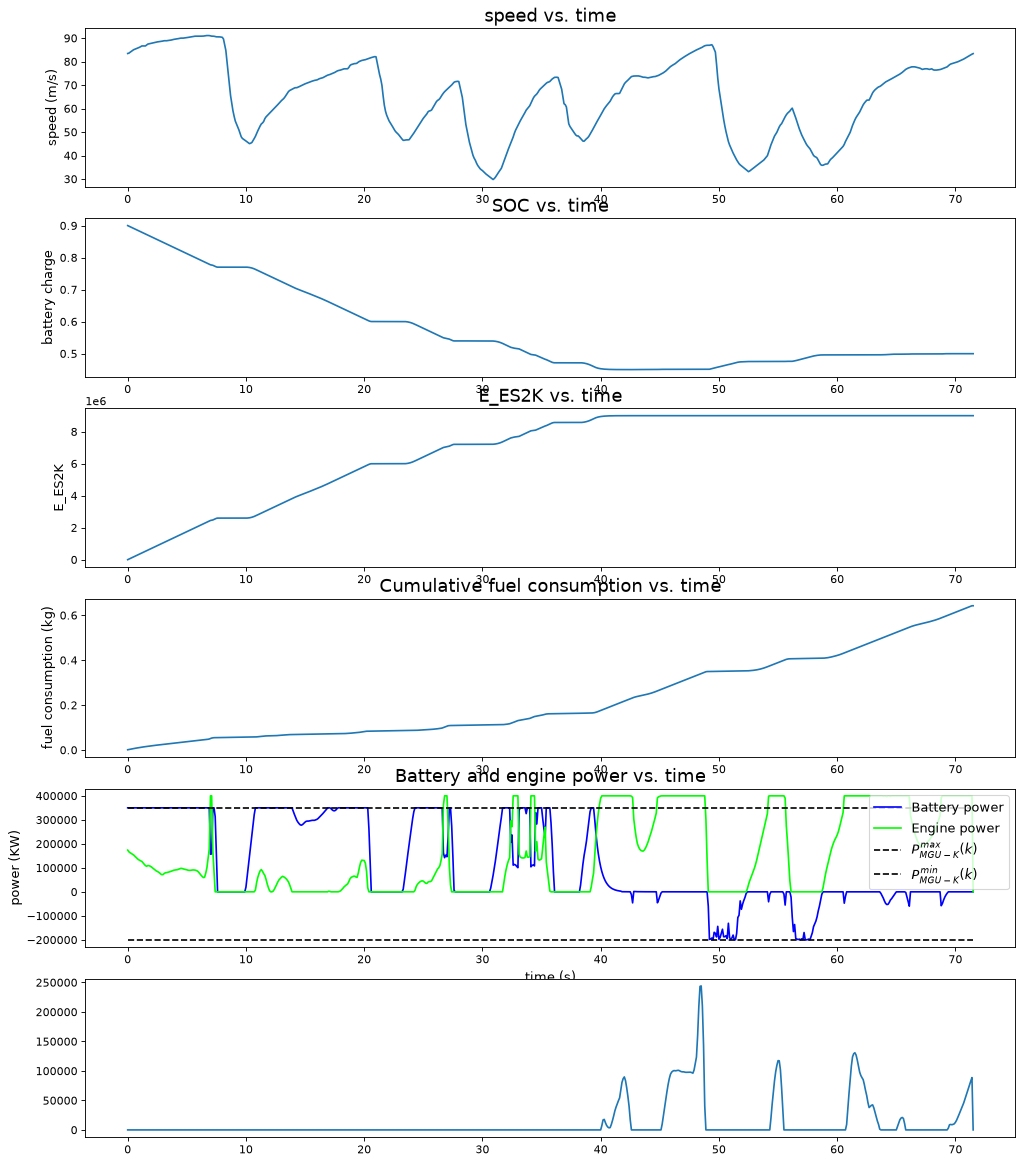
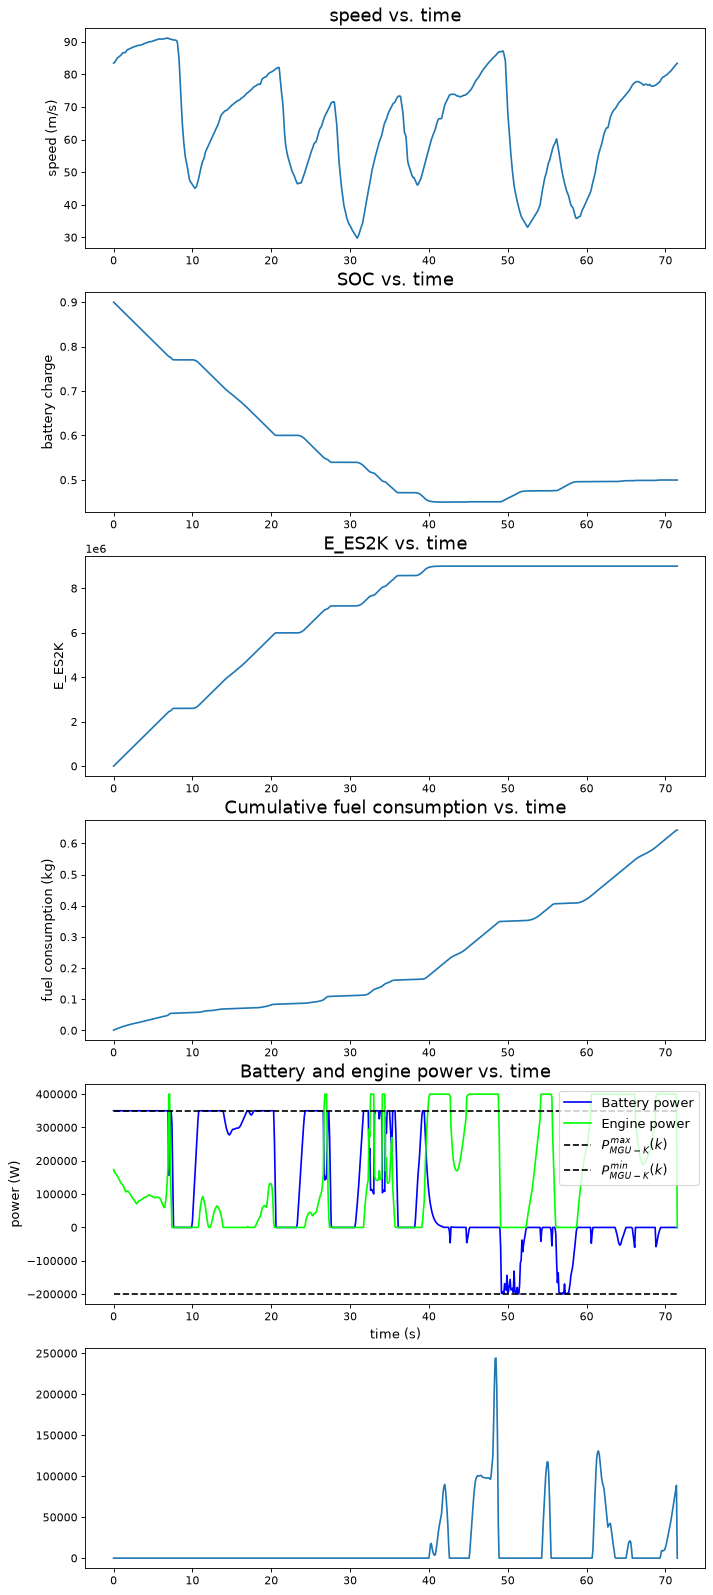
Code edit (unified diff) that turned the first committed figure into the second:
--- before
+++ after
@@ -1,7 +1,7 @@
 ## Plot Simulation Results
-plot.figure(num=4, figsize=(10, 25), dpi=80, facecolor='w', edgecolor='k')
+plot.figure(num=5, figsize=(10, 25), dpi=80, facecolor='w', edgecolor='k')
 
 
-plot.subplot(6,1,1)
+plot.subplot(5,1,1)
 # UDDS speed versus time 
 plot.plot(t, v)
@@ -10,15 +10,15 @@
 
 
-plot.subplot(6,1,2)
+plot.subplot(5,1,2)
 plot.plot(t, SOC_sim90)
 plot.ylabel('battery charge', fontsize=12)
 plot.title('SOC vs. time', fontsize=16)
 
-plot.subplot(6,1,3)
+plot.subplot(5,1,3)
 plot.plot(t, E_ES2K_sim90)
 plot.ylabel('E_ES2K', fontsize=12)
 plot.title('E_ES2K vs. time', fontsize=16)
 
-plot.subplot(6,1,4)
+plot.subplot(5,1,4)
 plot.plot(t, np.cumsum(J_sim90))
 plot.ylabel('fuel consumption (kg)', fontsize=12)
@@ -26,17 +26,11 @@
 
 
-plot.subplot(6,1,5)
+plot.subplot(5,1,5)
 plot.plot(t, P_MGUK_sim90, 'blue', label='Battery power')
 plot.plot(t, P_eng_sim90, 'lime', label='Engine power')
 plot.plot(t, P_MGU_max*np.ones(t.shape), 'k--', label=r'$P_{MGU-K}^{max}(k)$')
 plot.plot(t, P_MGU_min*np.ones(t.shape), 'k--', label=r'$P_{MGU-K}^{min}(k)$')
-plot.ylabel('power (KW)', fontsize=12)
+plot.ylabel('power (W)', fontsize=12)
 plot.title('Battery and engine power vs. time', fontsize=16)
 plot.xlabel('time (s)', fontsize=12)
 plot.legend(loc=1, fontsize=12)
-
-
-plot.subplot(6,1,6)
-plot.plot(t, shortfall90)
-
-

Commit: fix the plot